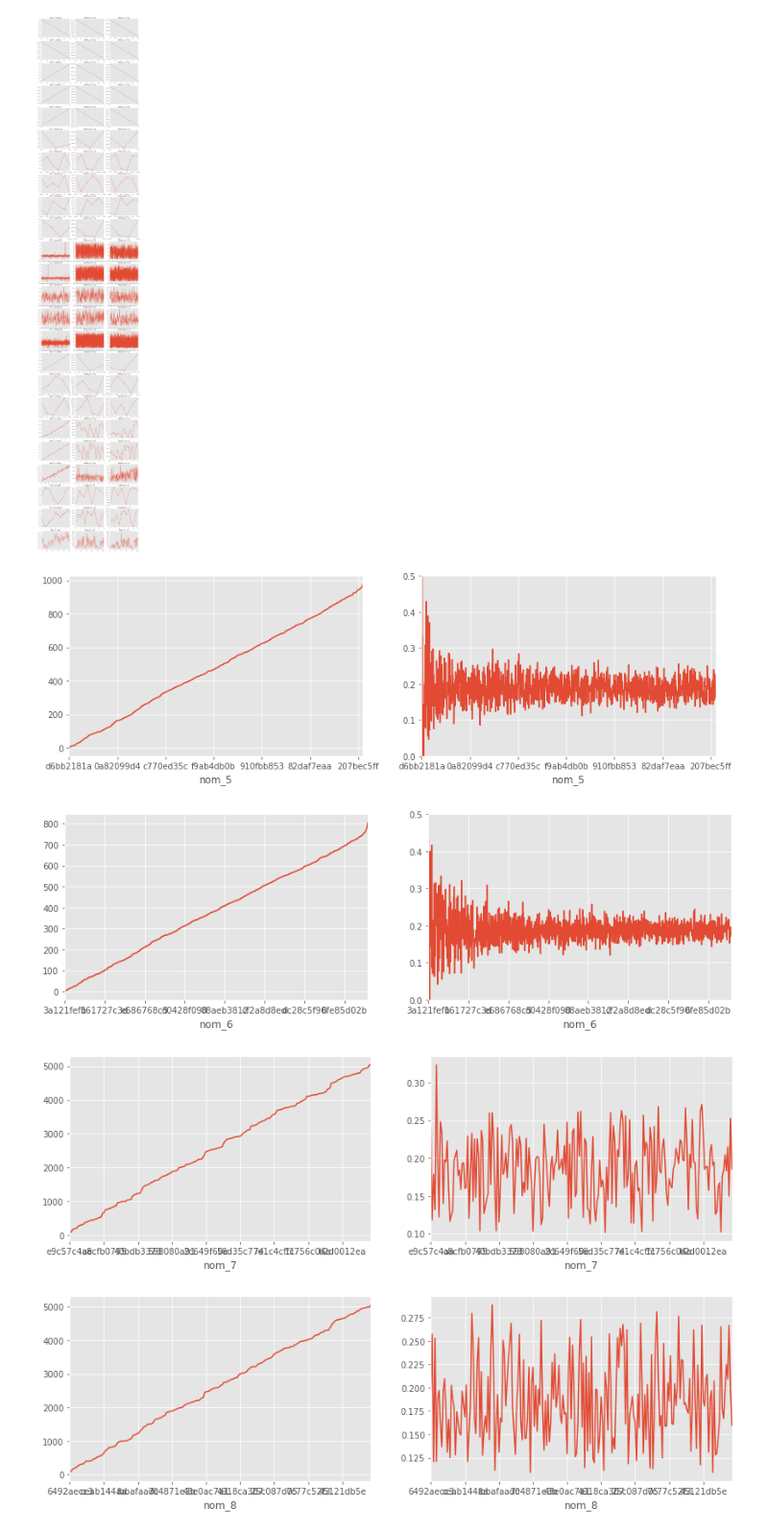
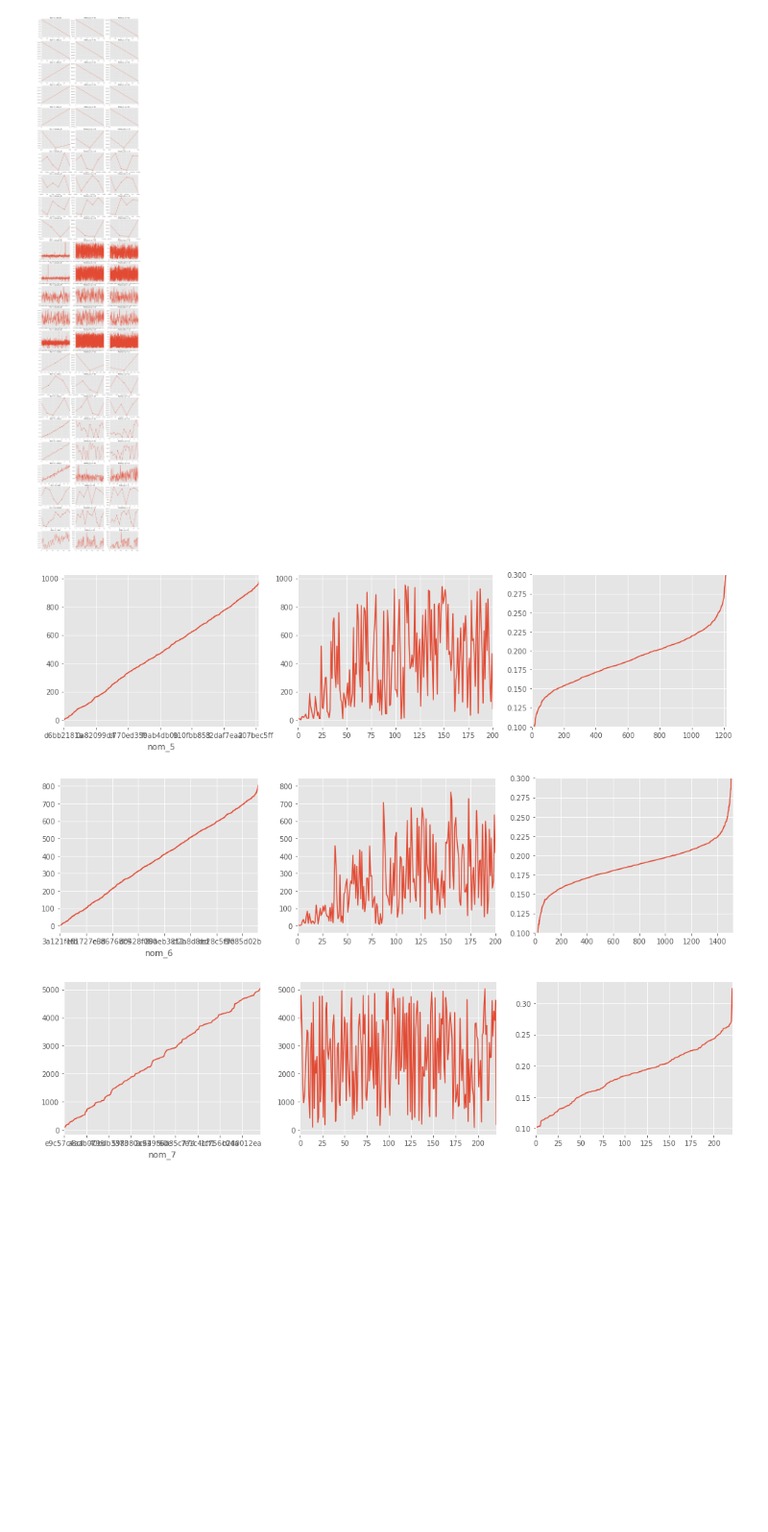
Before and after one commit to viktorsapozhok/cafeen, a Jupyter notebook: notebooks/1_simple_eda.ipynb, the cells around one changed output. Shown at 96% size. Saved outputs shown, nothing was run; the diff lists cells and outputs as text; code cells hidden in the pictures; blank space fills up the shorter version.

```diff
--- a/notebooks/1_simple_eda.ipynb
+++ b/notebooks/1_simple_eda.ipynb
@@ -232,13 +232,15 @@ _train = encoder.target_encoding_cv(train, features, cv, na_value=0.03)
 # %%
 for feature in features:
     stat=train.groupby(feature)['target'].agg(['count', 'mean'])
-    fig, ax = plt.subplots(1, 2, figsize=(14, 4))
+    fig, ax = plt.subplots(1, 3, figsize=(17, 4))
     stat['count'].sort_values().plot(ax=ax[0])
-    stat.sort_values(by='count')['mean'].plot(ax=ax[1])
+    stat.sort_values(by='mean')['count'].reset_index(drop=True).plot(ax=ax[1])
+    stat['mean'].sort_values().reset_index(drop=True).plot(ax=ax[2])
     if feature in ['nom_5', 'nom_6', 'nom_9']:
-        ax[1].set_ylim([0, 0.5])
+#        ax[1].set_ylim([0, 0.5])
+        ax[2].set_ylim([0.1, 0.3])
+        ax[1].set_xlim([0,200])
 # %% [output]
-[figure, old version]
+[figure, new version]
-[figure, old version]
+[figure, new version]
-[figure, old version]
+[figure, new version]
-[figure, removed]
```
Also changed, not shown: parts of 2 cells of this notebook, 2 other files.
